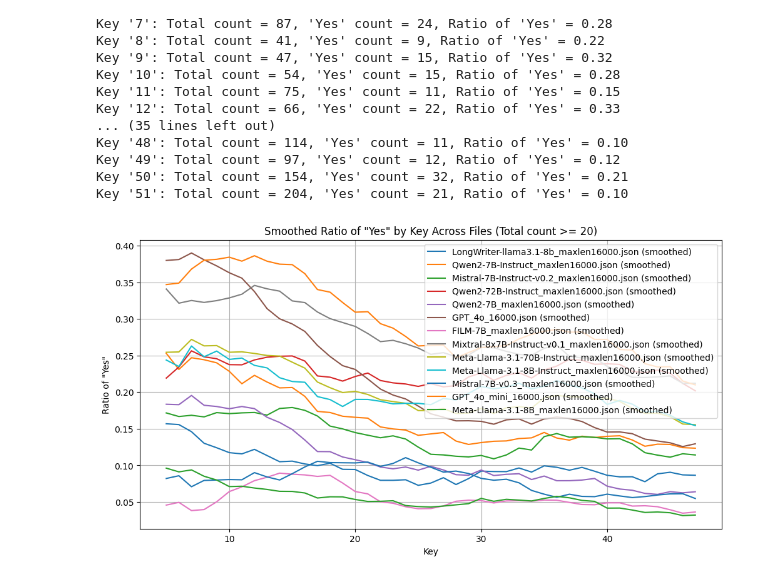
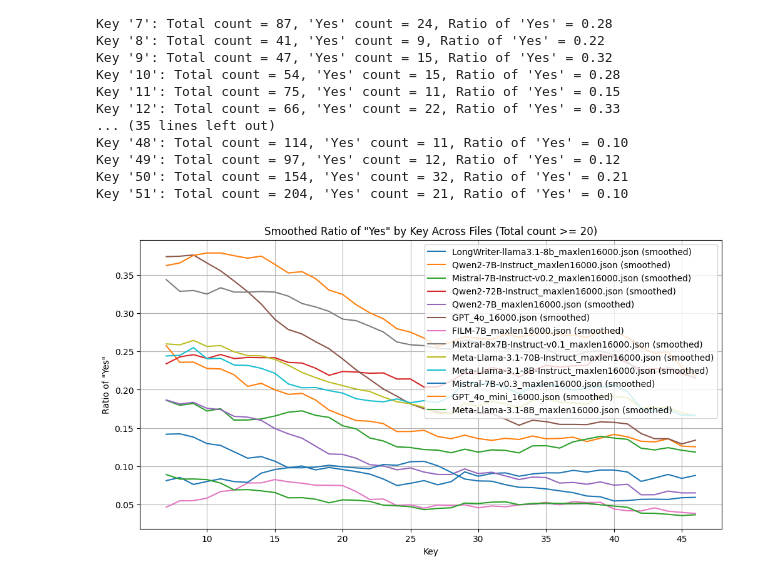
Before and after one commit to mozhu621/LongGenBench, a Jupyter notebook: Evalution/results/static.ipynb, the cells around one changed output. Cells and saved outputs as stored; diff of their text form; code cells hidden in the pictures.

```diff
--- a/Evalution/results/static.ipynb
+++ b/Evalution/results/static.ipynb
@@ -226,7 +226,7 @@ def load_and_count_keys(json_file_path):
 
 
 
-def plot_yes_ratios(all_key_counts, window_size=10):
+def plot_yes_ratios(all_key_counts, window_size=13):
     plt.figure(figsize=(12, 6))
 
     for file_name, key_count in all_key_counts.items():
@@ -246,34 +246,34 @@ def plot_yes_ratios(all_key_counts, window_size=10):
             # Explicitly adjust x_vals to match the exact length of y_smooth
             # Start index for x_vals is (window_size - 1) // 2 to center the window
             start_index = (window_size - 1) // 2
             x_smooth = x_vals[start_index:start_index + len(y_smooth)]
 
             plt.plot(x_smooth, y_smooth, label=f'{file_name} (smoothed)')
 
     plt.title('Smoothed Ratio of "Yes" by Key Across Files (Total count >= 20)')
     plt.xlabel('Key')
     plt.ylabel('Ratio of "Yes"')
     plt.grid(True)
     plt.legend()
     plt.show()
 
 
 
 def process_files_in_directory(directory_path):
     all_key_counts = {}
     for file in os.listdir(directory_path):
         if "16000" in file and file.endswith('.json'):
             file_path = os.path.join(directory_path, file)
             key_counts = load_and_count_keys(file_path)
             all_key_counts[file] = key_counts
 
     plot_yes_ratios(all_key_counts)
 
 # Usage
 directory_path = '/home/yuhao/THREADING-THE-NEEDLE/Evalution/results'
 process_files_in_directory(directory_path)
 # %% [output]
-[figure, old version]
+[figure, new version]
 # %%
 import json
 import os
```
Also changed, not shown: parts of 7 cells of this notebook, 2 other files.
